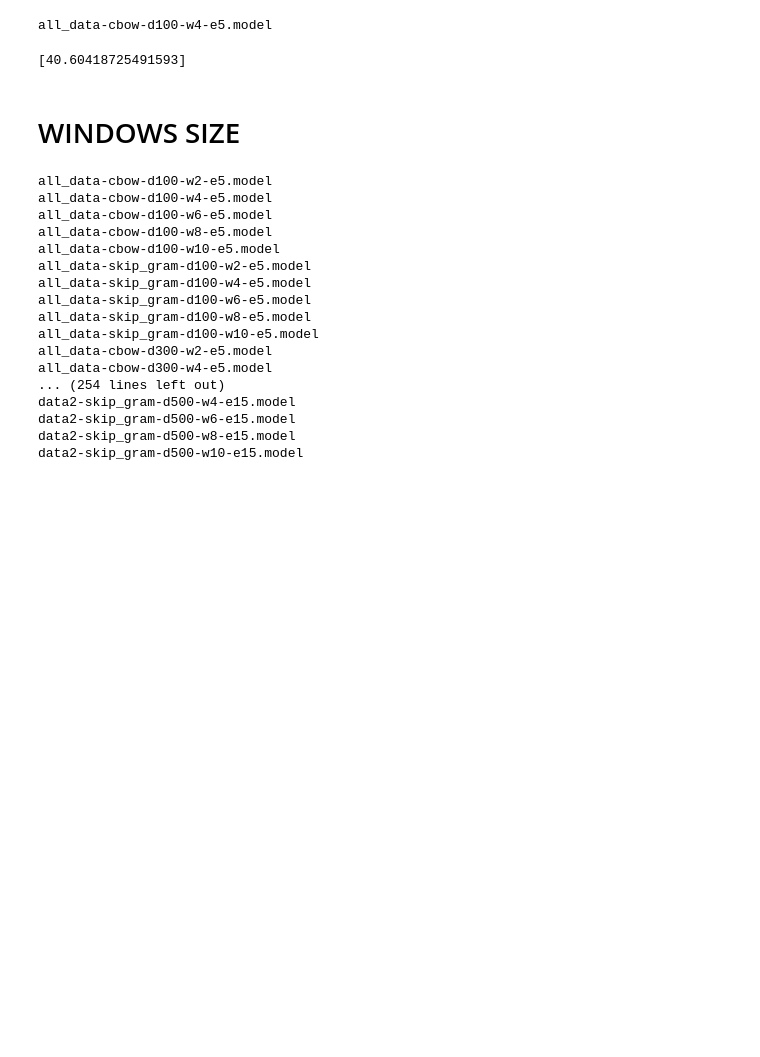
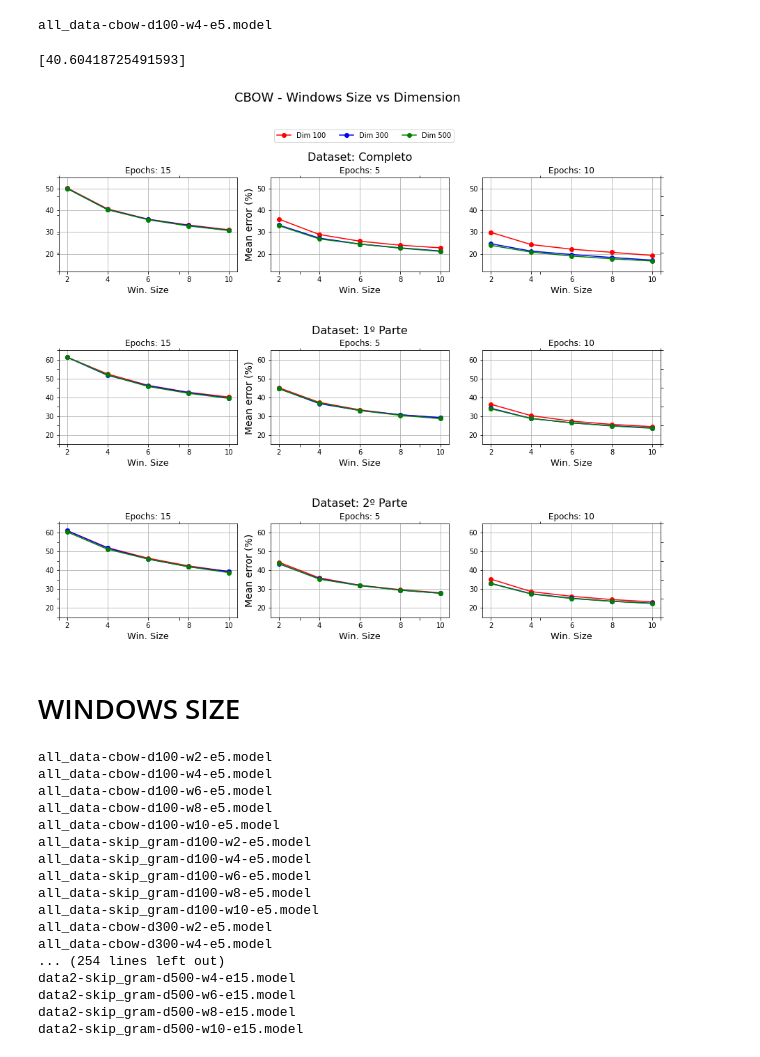
Before and after one commit to danielkansaon/NLP-Discipline, a Jupyter notebook: TP1/TP1_word2vec.ipynb, the cells around one changed output. Saved outputs shown, nothing was run; the diff lists cells and outputs as text; code cells hidden in the pictures; blank space fills up the shorter version.

```diff
--- a/TP1/TP1_word2vec.ipynb
+++ b/TP1/TP1_word2vec.ipynb
@@ -167,6 +173,50 @@ def plot_graph_rows(n_rows, n_cols, x_axis, y_axis, main_title, axis_title, line
     #fig.subplots_adjust(right=0.75)
     #axes[2].legend(loc="best")
     fig.tight_layout()
+# %%
+def plot_graph_rows2(n_rows, n_cols, x_axis, y_axis, main_title, axis_title, line_labels, col_labels, y_range, colors, x_label, size_col = 13, n_lines=3):
+    fig, big_axes = plt.subplots(figsize=(size_col, n_rows*3.5) , nrows=n_rows, ncols=1)
+
+    fig.suptitle(main_title, fontsize=18, y=1.08)
+    count_total = 0
+    n_graph = 0
+    line = 0
+
+    for row, big_ax in enumerate(big_axes, start=1):
+        big_ax.set_title(axis_title[line] + "\n", fontsize=16)
+        big_ax.tick_params(labelcolor=(1.,1.,1., 0.0), top='off', bottom='off', left='off', right='off')
+        big_ax._frameon = False
+
+
+        for i in range(0, n_cols):
+            ax = fig.add_subplot(3, 3, n_graph +1)
+            ax.set_title(col_labels[i-1])
+
+            if i == 1:
+                ax.set_ylabel('Mean error (%)', fontsize=14)
+
+            for count in range(0, n_lines):
+                l_name = line_labels[count] if i == 0 and n_graph == 0 else ''
+                ax.plot(x_axis, y_axis[count_total], color=COLORS[count], marker='o', label=l_name)
+                count_total += 1
+
+            ax.set_xlabel(x_label, fontsize=13)
+            ax.grid(True)
+            ax.set_ylim(y_range[line])
+            n_graph += 1
+
+        line += 1
+
+    fig.legend(loc='center', bbox_to_anchor=(0.5, 0.97), fancybox=True, ncol=5)
+    fig.tight_layout()
+
+    fig.set_facecolor('w')
+    plt.tight_layout()
+    plt.show()
+# %%
+plot_graph_rows2(n_rows, n_cols, x_axis, g_values_cbow, main_title, dataset_names, line_labels, col_labels, y_range, COLORS, x_label)
+# %% [output]
+[figure, added]
 # %% [markdown]
 # WINDOWS SIZE
 # %%
```
Also changed, not shown: parts of 26 cells of this notebook, 1 other file.
